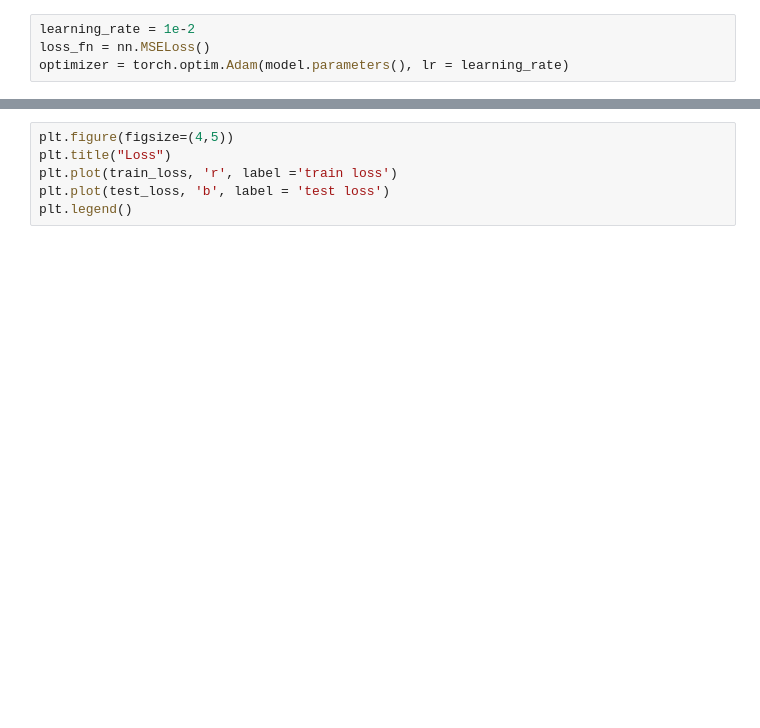
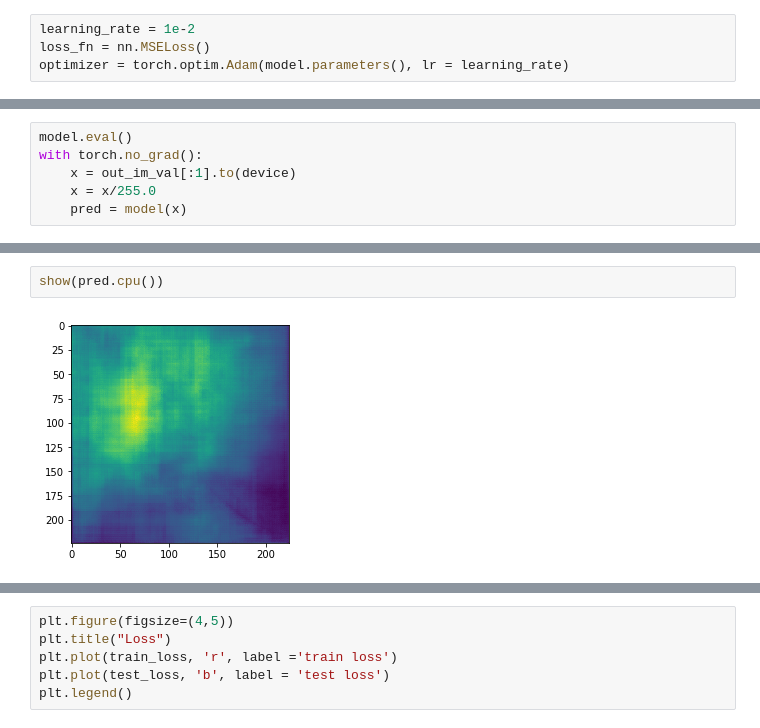
Before and after one commit to hardik01shah/SAiDL-Summer-Assignment-2021, a Jupyter notebook: Paper Implementation/SAiDL_Assignment3_FastDepth.ipynb, the cells around one changed output, grey strips where cells are left out. Drawn from its saved outputs; the diff is of its cells as text; blank space fills up the shorter version.

```diff
--- a/Paper Implementation/SAiDL_Assignment3_FastDepth.ipynb
+++ b/Paper Implementation/SAiDL_Assignment3_FastDepth.ipynb
@@ -506,0 +523,6 @@ for i in range(0,epoch):
+# %%
+model.eval()
+with torch.no_grad():
+    x = out_im_val[:1].to(device)
+    x = x/255.0
+    pred = model(x)
@@ -506,0 +533,4 @@ for i in range(0,epoch):
+# %%
+show(pred.cpu())
+# %% [output]
+[figure, added]
```
Also changed, not shown: parts of 9 cells of this notebook.
